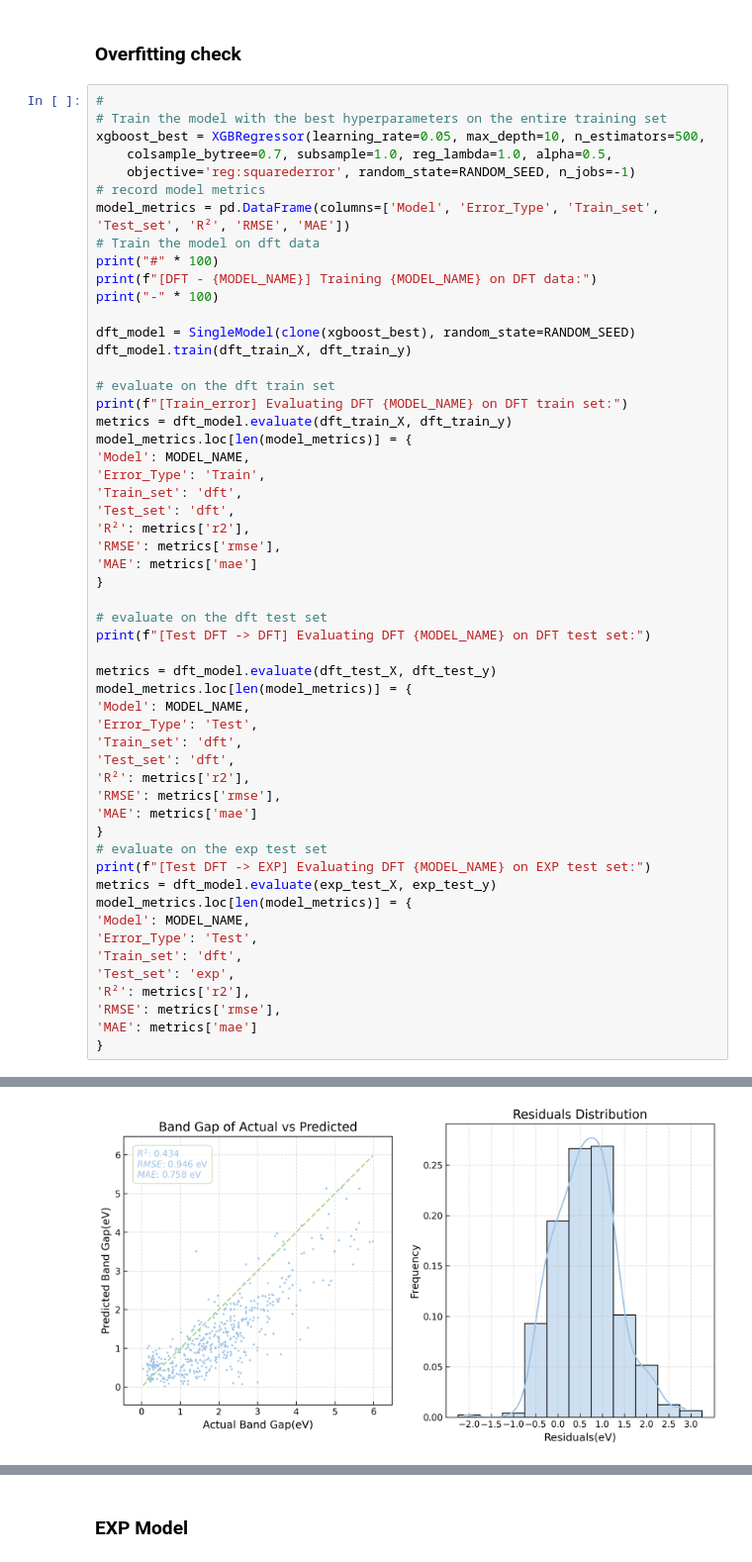
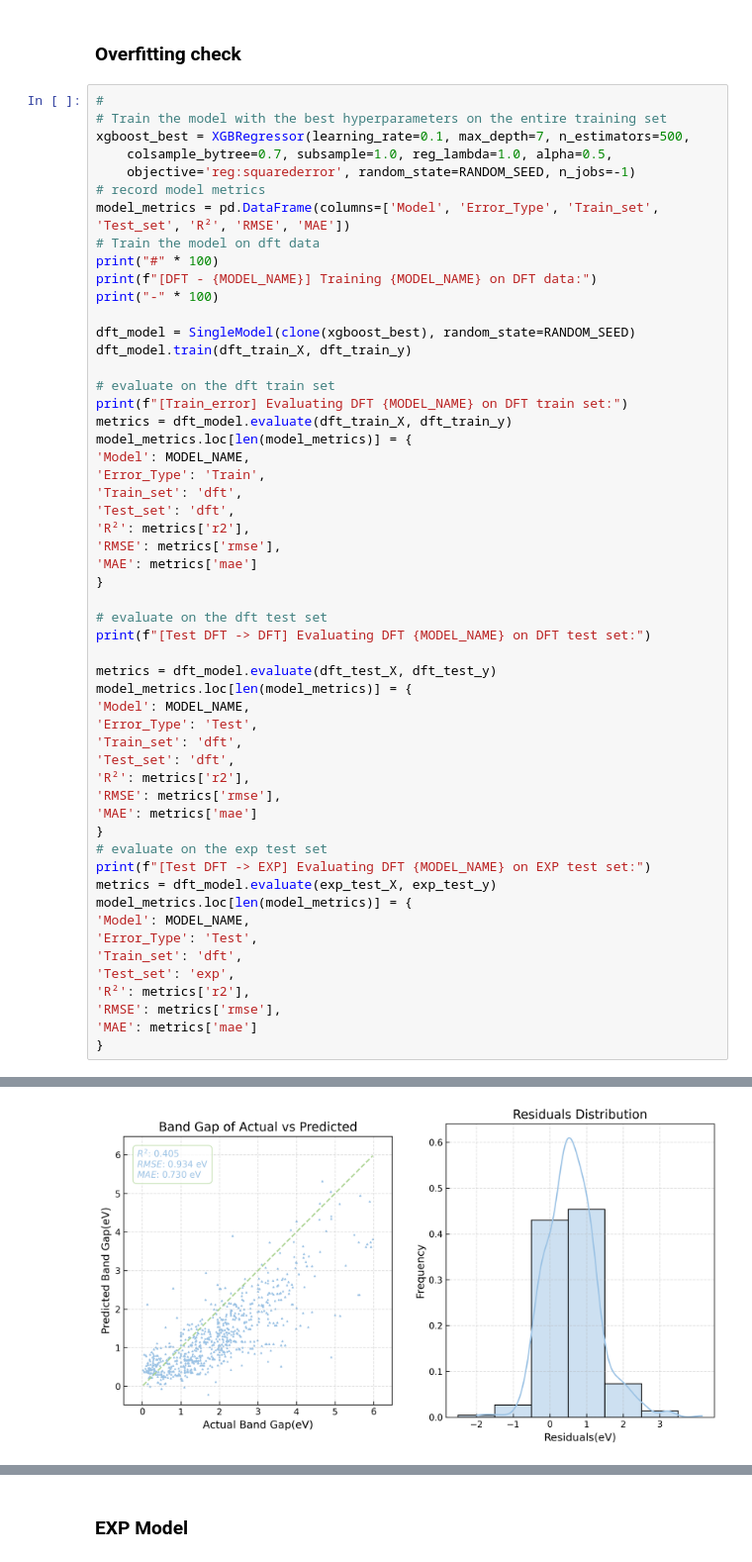
Before and after one commit to Four-Q/Band-gap-predict, a Jupyter notebook: SingleModels/XGBoost/3.1.6HyperParameterSearch.ipynb, the cells around one changed output, grey strips where cells are left out. Shown at 99% size. Saved outputs shown, nothing was run; the diff lists cells and outputs as text.

```diff
--- a/SingleModels/XGBoost/3.1.6HyperParameterSearch.ipynb
+++ b/SingleModels/XGBoost/3.1.6HyperParameterSearch.ipynb
@@ -144,7 +145,7 @@ Best Cross-Validation RMSE: 0.7001
 # %%
 #
 # Train the model with the best hyperparameters on the entire training set
-xgboost_best = XGBRegressor(learning_rate=0.05, max_depth=10, n_estimators=500,
+xgboost_best = XGBRegressor(learning_rate=0.1, max_depth=7, n_estimators=500,
     colsample_bytree=0.7, subsample=1.0, reg_lambda=1.0, alpha=0.5,
     objective='reg:squarederror', random_state=RANDOM_SEED, n_jobs=-1)
 # record model metrics
@@ -214,3 +217,3 @@ Test set: R²: 0.7871 RMSE: 0.6820 MAE: 0.4449
 [Test DFT -> EXP] Evaluating DFT XGBoost on EXP test set:
-[figure, old version]
+[figure, new version]
 Model Evaluation Results:
```
Also changed, not shown: parts of 7 cells of this notebook, 14 other files.
